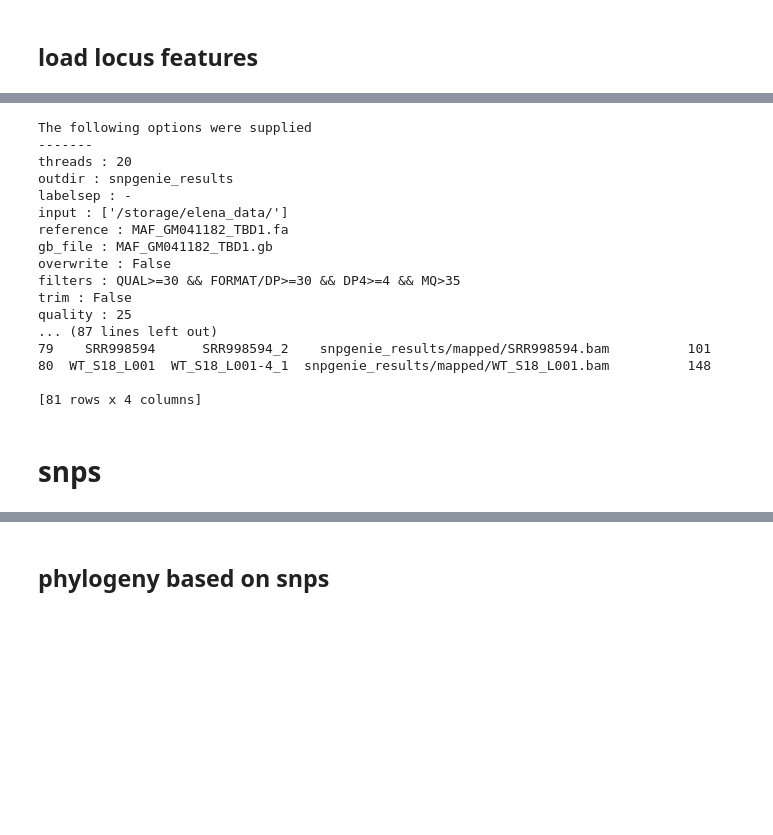
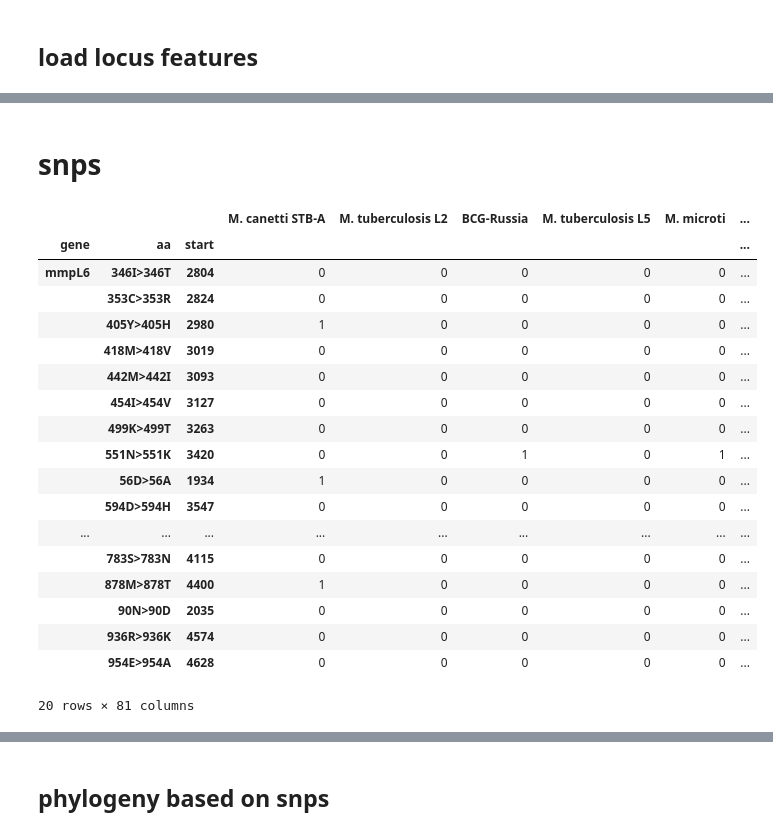
Before and after one commit to dmnfarrell/mtbc_analyses, a Jupyter notebook: tbd1/analysis.ipynb, the cells around one changed output, grey strips where cells are left out. Saved outputs shown, nothing was run; the diff lists cells and outputs as text; code cells hidden in the pictures; blank space fills up the shorter version.

```diff
--- a/tbd1/analysis.ipynb
+++ b/tbd1/analysis.ipynb
@@ -77,5 +79,5 @@ rec.features = [f for f in rec.features if f.type!='gene' ]
 # %%
-args = {'threads':20, 'outdir': 'snpgenie_results', 'labelsep':'-',
+args = {'threads':16, 'outdir': 'snipgenie_results', 'labelsep':'-',
         'input':['/storage/elena_data/'],
         'reference': 'MAF_GM041182_TBD1.fa', 'gb_file':'MAF_GM041182_TBD1.gb',
         'overwrite':False,
@@ -84,22 +86,4 @@ args = {'threads':20, 'outdir': 'snpgenie_results', 'labelsep':'-',
 W = app.WorkFlow(**args)
 st = W.setup()
 W.run()
-# %% [output]
-The following options were supplied
--------
-threads : 20
-outdir : snpgenie_results
-labelsep : -
-input : ['/storage/elena_data/']
-reference : MAF_GM041182_TBD1.fa
-gb_file : MAF_GM041182_TBD1.gb
-overwrite : False
-filters : QUAL>=30 && FORMAT/DP>=30 && DP4>=4 && MQ>35
-trim : False
-quality : 25
-... (87 lines left out)
-79    SRR998594      SRR998594_2    snpgenie_results/mapped/SRR998594.bam          101
-80  WT_S18_L001  WT_S18_L001-4_1  snpgenie_results/mapped/WT_S18_L001.bam          148
-
-[81 rows x 4 columns]
 # %%
@@ -115,11 +102,30 @@ c=c[c.snp_type!='synonymous']
 muts = list(c.aa.dropna().unique())
 #muts
 # %%
-X=pd.read_csv('snpgenie_results/csq.matrix')
+X=pd.read_csv('snipgenie_results/csq.matrix')
 X = X[X.aa.isin(muts)]
-X=X.set_index(['gene','aa','start','snp_type']).sort_index()
-
+X=X.set_index(['gene','aa','start']).sort_index().drop(columns=['snp_type'])
 labelmap = dict(zip(samples.ACCESSION,samples.LINEAGE))
 X=X.rename(columns=labelmap)
-#X
+X[30:50]
+# %% [output]
+|  |  |  | M. canetti STB-A | M. tuberculosis L2 | BCG-Russia | M. tuberculosis L5 | M. microti | ... |
+| gene | aa | start |  |  |  |  |  | ... |
+| mmpL6 | 346I>346T | 2804 | 0 | 0 | 0 | 0 | 0 | ... |
+|  | 353C>353R | 2824 | 0 | 0 | 0 | 0 | 0 | ... |
+|  | 405Y>405H | 2980 | 1 | 0 | 0 | 0 | 0 | ... |
+|  | 418M>418V | 3019 | 0 | 0 | 0 | 0 | 0 | ... |
+|  | 442M>442I | 3093 | 0 | 0 | 0 | 0 | 0 | ... |
+|  | 454I>454V | 3127 | 0 | 0 | 0 | 0 | 0 | ... |
+|  | 499K>499T | 3263 | 0 | 0 | 0 | 0 | 0 | ... |
+|  | 551N>551K | 3420 | 0 | 0 | 1 | 0 | 1 | ... |
+|  | 56D>56A | 1934 | 1 | 0 | 0 | 0 | 0 | ... |
+|  | 594D>594H | 3547 | 0 | 0 | 0 | 0 | 0 | ... |
+| ... | ... | ... | ... | ... | ... | ... | ... | ... |
+|  | 783S>783N | 4115 | 0 | 0 | 0 | 0 | 0 | ... |
+|  | 878M>878T | 4400 | 1 | 0 | 0 | 0 | 0 | ... |
+|  | 90N>90D | 2035 | 0 | 0 | 0 | 0 | 0 | ... |
+|  | 936R>936K | 4574 | 0 | 0 | 0 | 0 | 0 | ... |
+|  | 954E>954A | 4628 | 0 | 0 | 0 | 0 | 0 | ... |
+20 rows × 81 columns
 # %%
```
Also changed, not shown: parts of 7 cells of this notebook, 4 other files.
